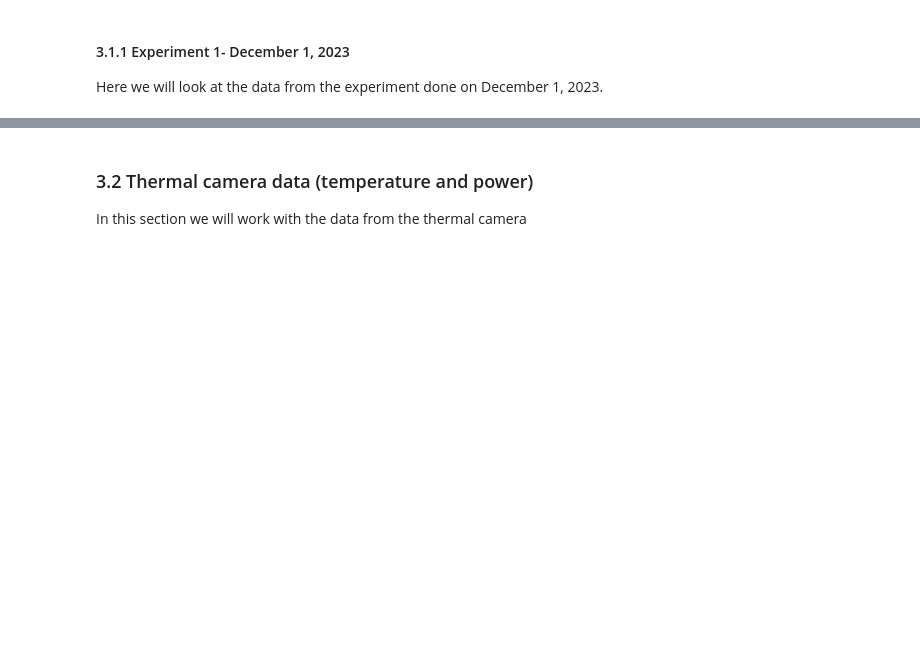
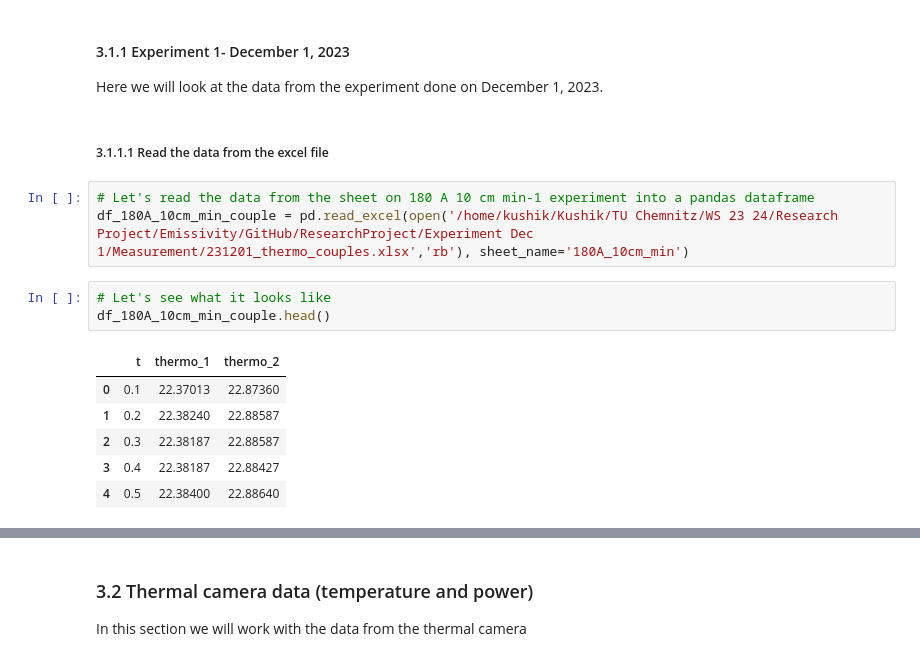
Before and after one commit to KaushalTimilsina/ResearchProject, a Jupyter notebook: Integration.ipynb, the cells around one changed output, grey strips where cells are left out. Drawn from its saved outputs; the diff is of its cells as text; blank space fills up the shorter version.

```diff
--- a/Integration.ipynb
+++ b/Integration.ipynb
@@ -801,3 +802,18 @@ In this section we will work with the data from the thermocouple
 # %% [markdown]
 #### 3.1.1 Experiment 1- December 1, 2023
 Here we will look at the data from the experiment done on December 1, 2023.
+# %% [markdown]
+##### 3.1.1.1 Read the data from the excel file
+# %%
+# Let's read the data from the sheet on 180 A 10 cm min-1 experiment into a pandas dataframe
+df_180A_10cm_min_couple = pd.read_excel(open('/home/kushik/Kushik/TU Chemnitz/WS 23 24/Research Project/Emissivity/GitHub/ResearchProject/Experiment Dec 1/Measurement/231201_thermo_couples.xlsx','rb'), sheet_name='180A_10cm_min')
+# %%
+# Let's see what it looks like
+df_180A_10cm_min_couple.head()
+# %% [output]
+|  | t | thermo_1 | thermo_2 |
+| 0 | 0.1 | 22.37013 | 22.87360 |
+| 1 | 0.2 | 22.38240 | 22.88587 |
+| 2 | 0.3 | 22.38187 | 22.88587 |
+| 3 | 0.4 | 22.38187 | 22.88427 |
+| 4 | 0.5 | 22.38400 | 22.88640 |
```
Also changed, not shown: parts of 26 cells of this notebook, 1 other file.
